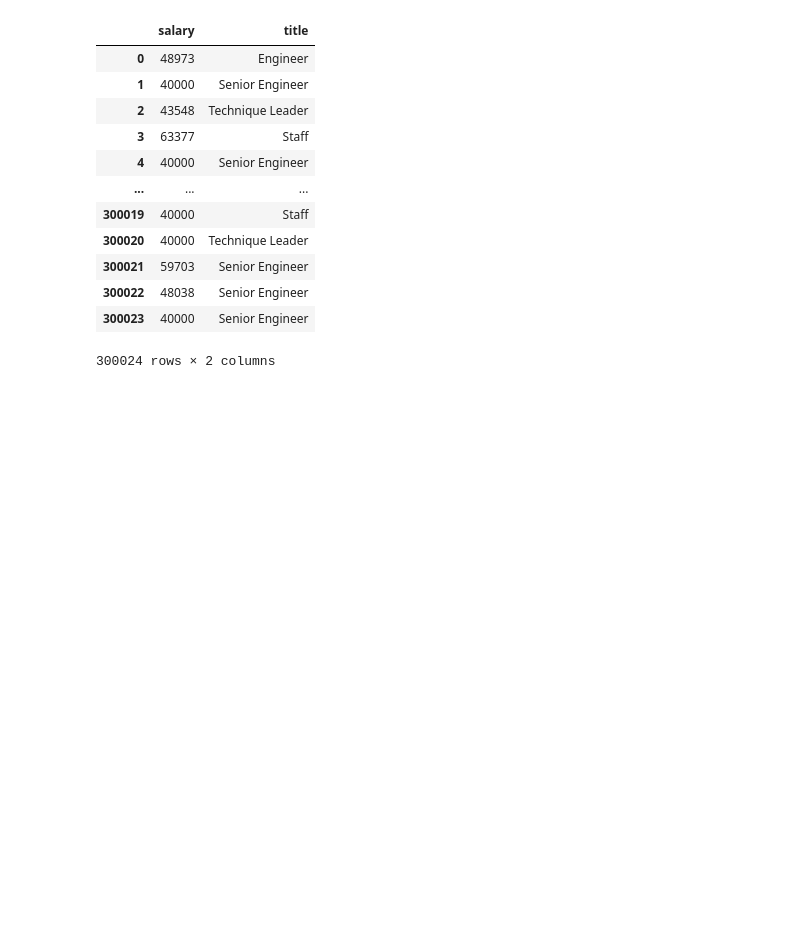
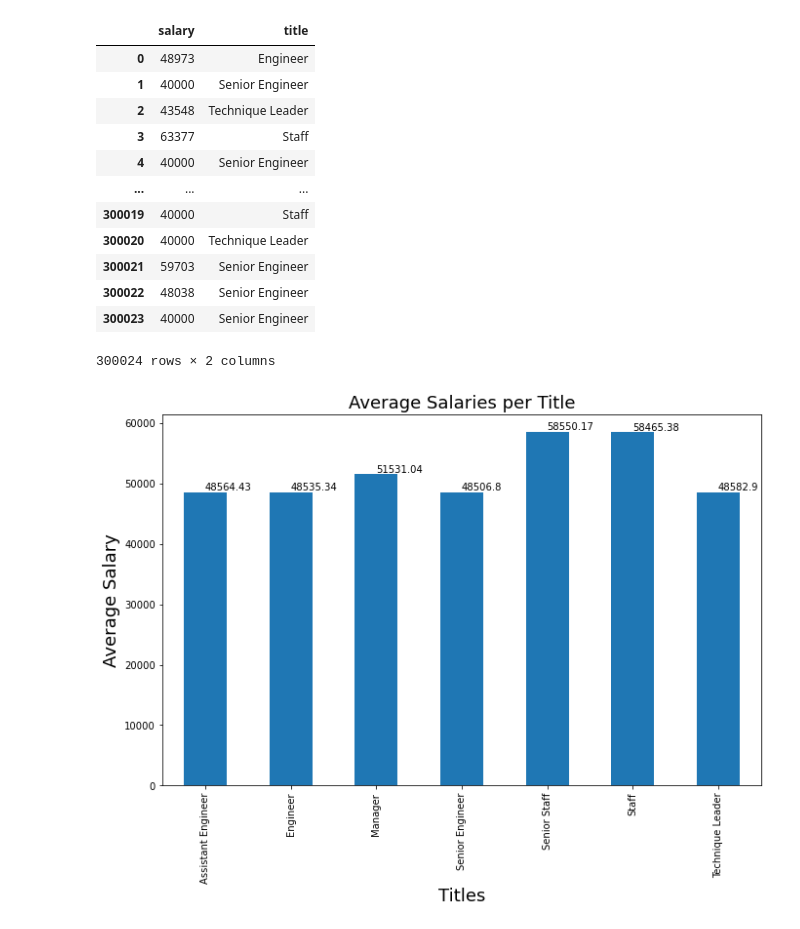
Before and after one commit to blt1339/sql-challenge, a Jupyter notebook: EmployeeSQL/Bonus.ipynb, the cells around one changed output. Saved outputs shown, nothing was run; the diff lists cells and outputs as text; code cells hidden in the pictures; blank space fills up the shorter version.

Commit message:
Create the bar chart for average salaries per title.

```diff
--- a/EmployeeSQL/Bonus.ipynb
+++ b/EmployeeSQL/Bonus.ipynb
@@ -55,3 +55,22 @@ salaries_per_title_df
 # %%
 # Group the salaries by title and then take the average and round the result to 2 digits
 salaries_per_title_data = round(salaries_per_title_df.groupby("title")['salary'].mean(),2)
+# %%
+# Create the bar chart of average salary per title
+f, ax = plt.subplots(figsize=(11,7))
+plt.xdata = salaries_per_title_data.plot.bar()
+
+# Setup the title and labels
+plt.xlabel('Titles', fontsize=18)
+plt.ylabel('Average Salary', fontsize=18)
+
+plt.title('Average Salaries per Title', fontsize=18)
+
+# Place the average salary amount on top of each bar
+for index,value in enumerate(salaries_per_title_data):
+    plt.annotate(value,(index, value), xytext=(0, 2),textcoords='offset points')
+
+# Show the chart
+plt.show()
+# %% [output]
+[figure, added]
```
